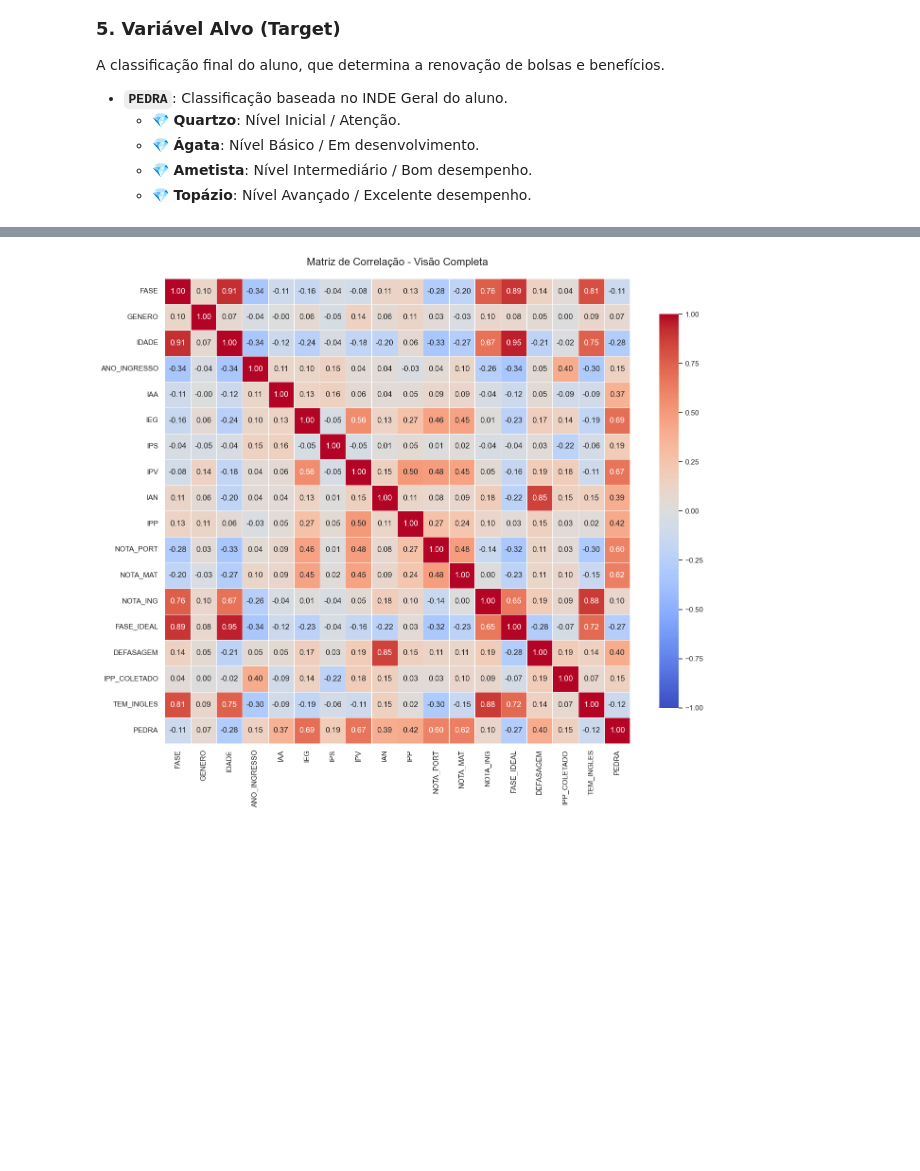
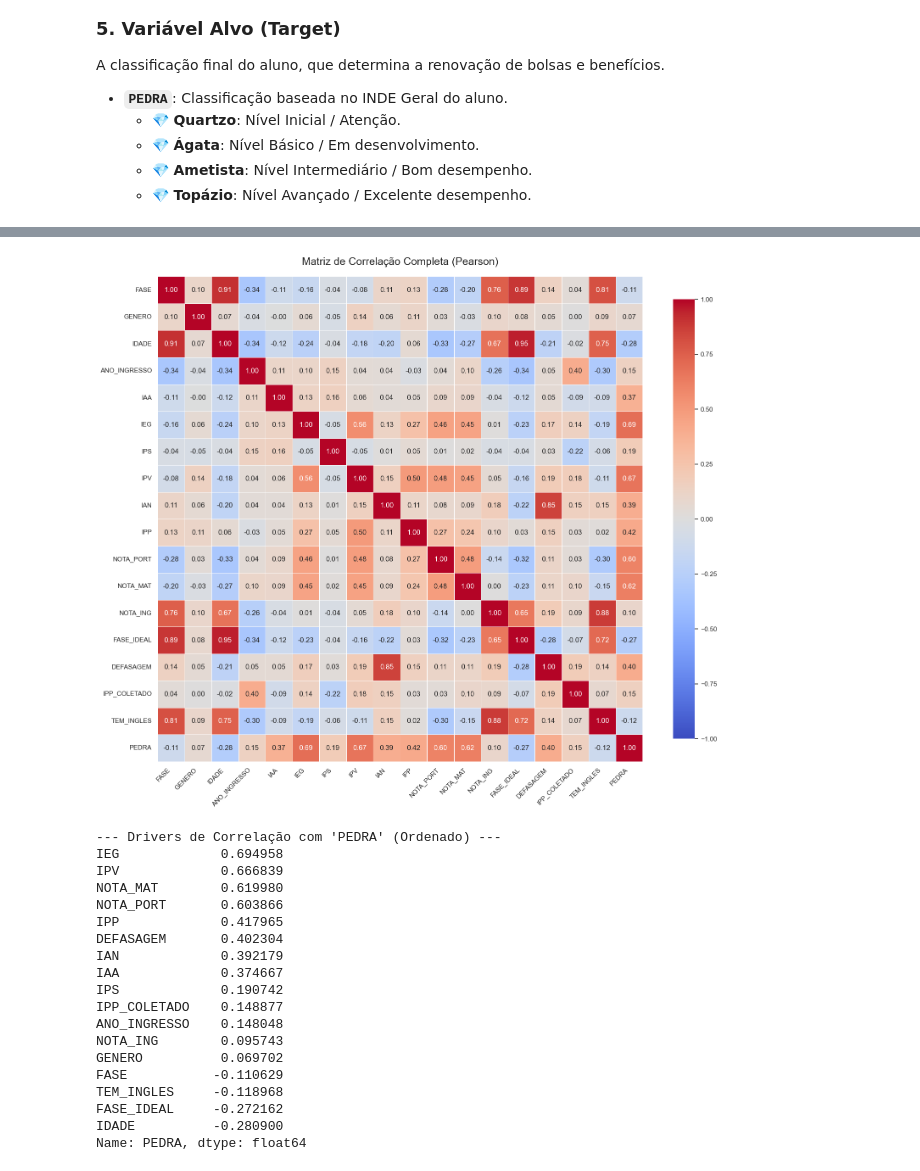
Before and after one commit to Lakand/Datathon-MLET, a Jupyter notebook: notebooks/exploracao_dados.ipynb, the cells around one changed output, grey strips where cells are left out. Cells and saved outputs as stored; diff of their text form; code cells hidden in the pictures; blank space fills up the shorter version.

```diff
--- a/notebooks/exploracao_dados.ipynb
+++ b/notebooks/exploracao_dados.ipynb
@@ -476,35 +468,62 @@ dtype: object
 # %%
-# --- BLOCO DE VISUALIZAÇÃO GERAL (ANÁLISE PRÉ-MODELAGEM) ---
-import matplotlib.pyplot as plt
-import seaborn as sns
-import math
+# ==============================================================================
+# ANÁLISE DE CORRELAÇÃO (VISÃO COMPLETA)
+# ==============================================================================
 
-# 1. Definindo as variáveis que entrarão no modelo
-# (Certifique-se que todas essas colunas existem no seu df_final)
-cols_analise = [
-    'FASE', 'GENERO', 'IDADE','ANO_INGRESSO',
+FEATURES_ANALISE = [
+    'FASE', 'GENERO', 'IDADE', 'ANO_INGRESSO',
     'IAA', 'IEG', 'IPS', 'IPV', 'IAN', 'IPP',
     'NOTA_PORT', 'NOTA_MAT', 'NOTA_ING',
     'FASE_IDEAL', 'DEFASAGEM', 'IPP_COLETADO',
     'TEM_INGLES', 'PEDRA'
 ]
 
-# Filtrar apenas as que existem (segurança contra erros de digitação)
-cols_existentes = [c for c in cols_analise if c in df_final.columns]
+cols_validas = [c for c in FEATURES_ANALISE if c in df_final.columns]
 
-# --- A. GRÁFICO DE CORRELAÇÃO COMPLETO ---
-plt.figure(figsize=(14, 12))
-plt.title("Matriz de Correlação - Visão Completa", fontsize=16, pad=20)
+corr_matrix = df_final[cols_validas].corr(numeric_only=True)
 
-# Calculando correlação (numeric_only=True garante que só pega números)
-corr = df_final[cols_existentes].corr(numeric_only=True)
+plt.figure(figsize=(16, 14))
+plt.title("Matriz de Correlação Completa (Pearson)", fontsize=18, pad=20)
 
-# Plotando o Heatmap (sem máscara, quadrado inteiro)
-sns.heatmap(corr, annot=True, fmt=".2f", cmap='coolwarm', vmin=-1, vmax=1,
-            linewidths=0.5, square=True, cbar_kws={"shrink": 0.8})
+sns.heatmap(
+    corr_matrix,
+    annot=True,
+    fmt=".2f",
+    cmap='coolwarm',
+    vmin=-1, vmax=1,
+    center=0,
+    linewidths=0.5,
+    square=True,
+    cbar_kws={"shrink": 0.8}
+)
 
+plt.xticks(rotation=45, ha='right')
+plt.yticks(rotation=0)
 plt.tight_layout()
 plt.show()
+
+if 'PEDRA' in corr_matrix.columns:
+    print("\n--- Drivers de Correlação com 'PEDRA' (Ordenado) ---")
+    print(corr_matrix['PEDRA'].drop('PEDRA').sort_values(ascending=False))
 # %% [output]
-[figure, old version]
+[figure, new version]
+--- Drivers de Correlação com 'PEDRA' (Ordenado) ---
+IEG             0.694958
+IPV             0.666839
+NOTA_MAT        0.619980
+NOTA_PORT       0.603866
+IPP             0.417965
+DEFASAGEM       0.402304
+IAN             0.392179
+IAA             0.374667
+IPS             0.190742
+IPP_COLETADO    0.148877
+ANO_INGRESSO    0.148048
+NOTA_ING        0.095743
+GENERO          0.069702
+FASE           -0.110629
+TEM_INGLES     -0.118968
+FASE_IDEAL     -0.272162
+IDADE          -0.280900
+Name: PEDRA, dtype: float64
 # %%
```
Also changed, not shown: parts of 23 cells of this notebook, 2 other files.
